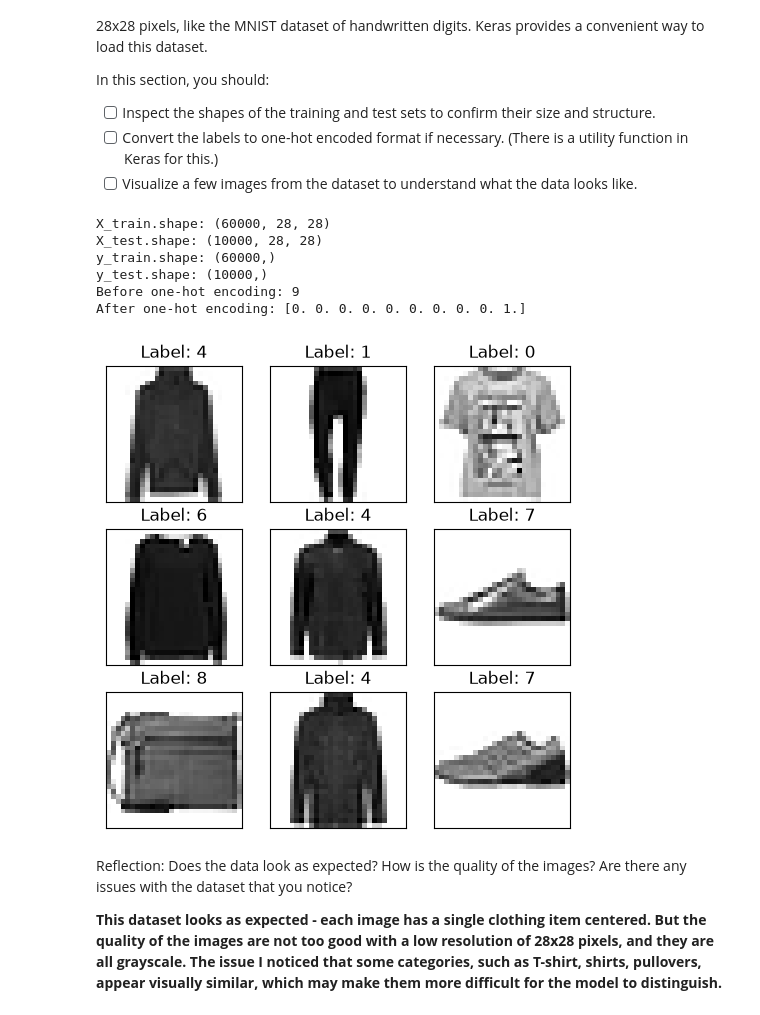
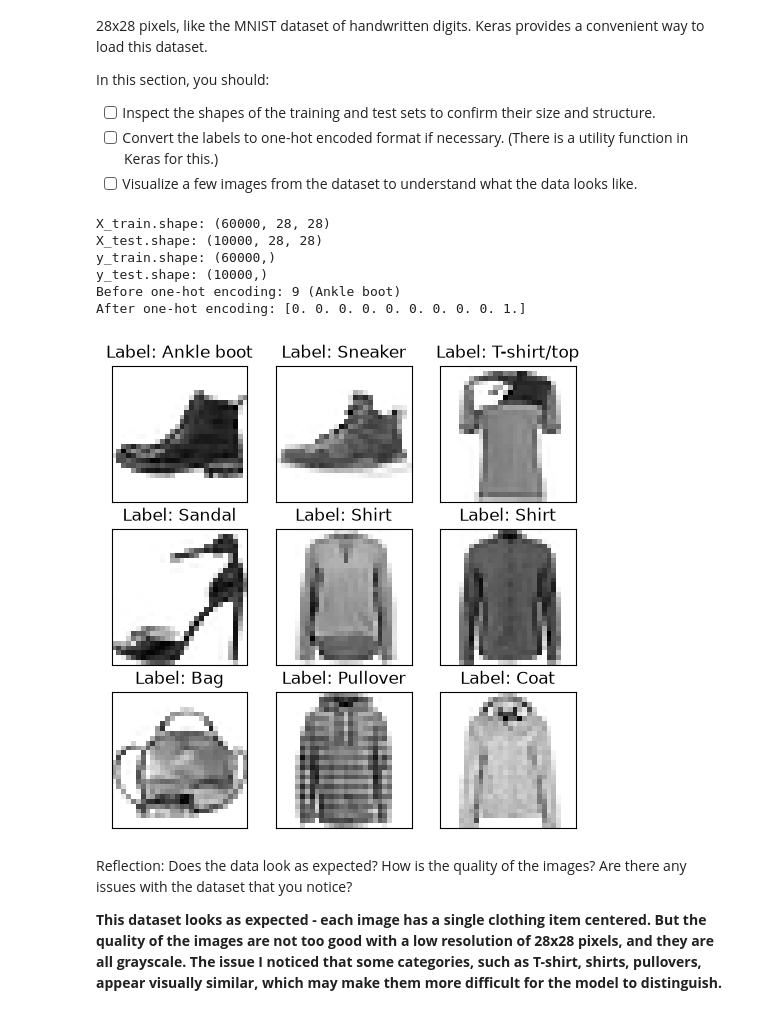
Before and after one commit to YipingMa9377/deep_learning, a Jupyter notebook: 02_activities/assignments/assignment_1.ipynb, the cells around one changed output. Saved outputs shown, nothing was run; the diff lists cells and outputs as text; code cells hidden in the pictures.

```diff
--- a/02_activities/assignments/assignment_1.ipynb
+++ b/02_activities/assignments/assignment_1.ipynb
@@ -42,37 +42,39 @@ from tensorflow.keras.utils import to_categorical
 y_train_cat = to_categorical(y_train, num_classes=10)
 y_test_cat = to_categorical(y_test, num_classes=10)
 
-print(f'Before one-hot encoding: {y_train[0]}')
+print(f'Before one-hot encoding: {y_train[0]} ({class_names[y_train[0]]})')
 print(f'After one-hot encoding: {y_train_cat[0]}')
 # %% [output]
 X_train.shape: (60000, 28, 28)
 X_test.shape: (10000, 28, 28)
 y_train.shape: (60000,)
 y_test.shape: (10000,)
-Before one-hot encoding: 9
+Before one-hot encoding: 9 (Ankle boot)
 After one-hot encoding: [0. 0. 0. 0. 0. 0. 0. 0. 0. 1.]
 # %%
 import matplotlib.pyplot as plt
 # Verify the data looks as expected
 
 import numpy as np
 # Selecting 9 random indices
 random_indices = np.random.choice(len(X_train), 9, replace=False)
 
 # Creating a 3x3 grid plot
 fig, axes = plt.subplots(3, 3, figsize=(6, 6))
 
 for i, ax in enumerate(axes.flat):
+    label = y_train[random_indices[i]]
+
     ax.imshow(X_train[random_indices[i]], cmap=plt.cm.gray_r, interpolation='nearest')
-    ax.set_title(f"Label: {y_train[random_indices[i]]}")
+    ax.set_title(f"Label: {class_names[label]}")
 
     # Removing axis labels
     ax.set_xticks([])
     ax.set_yticks([])
 
 plt.show()
 # %% [output]
-[figure, old version]
+[figure, new version]
 # %% [markdown]
 Reflection: Does the data look as expected? How is the quality of the images? Are there any issues with the dataset that you notice?
 
```
Also changed, not shown: parts of 7 cells of this notebook.
